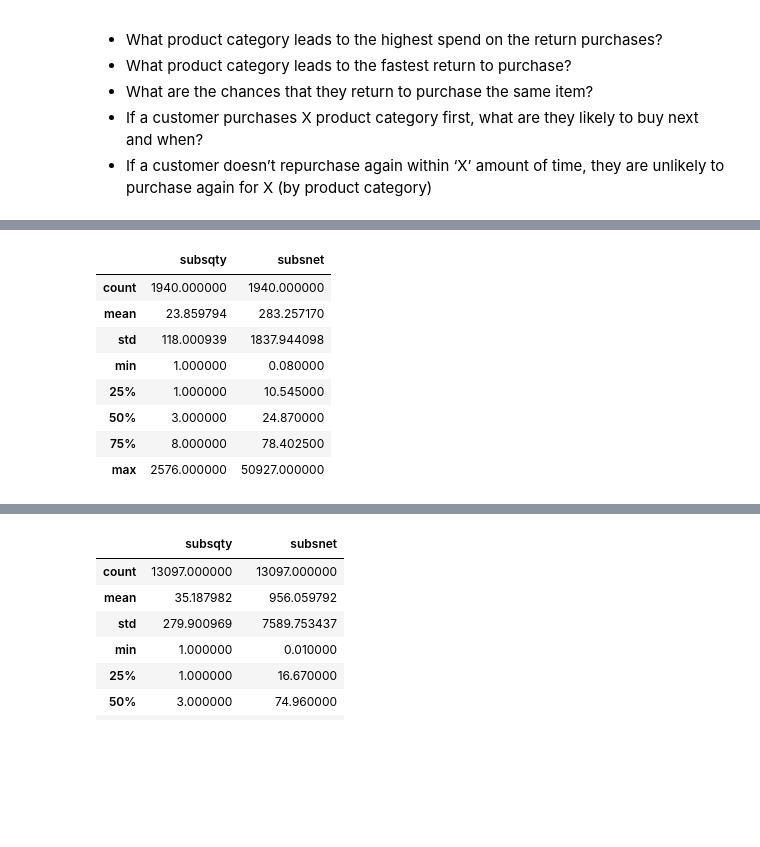
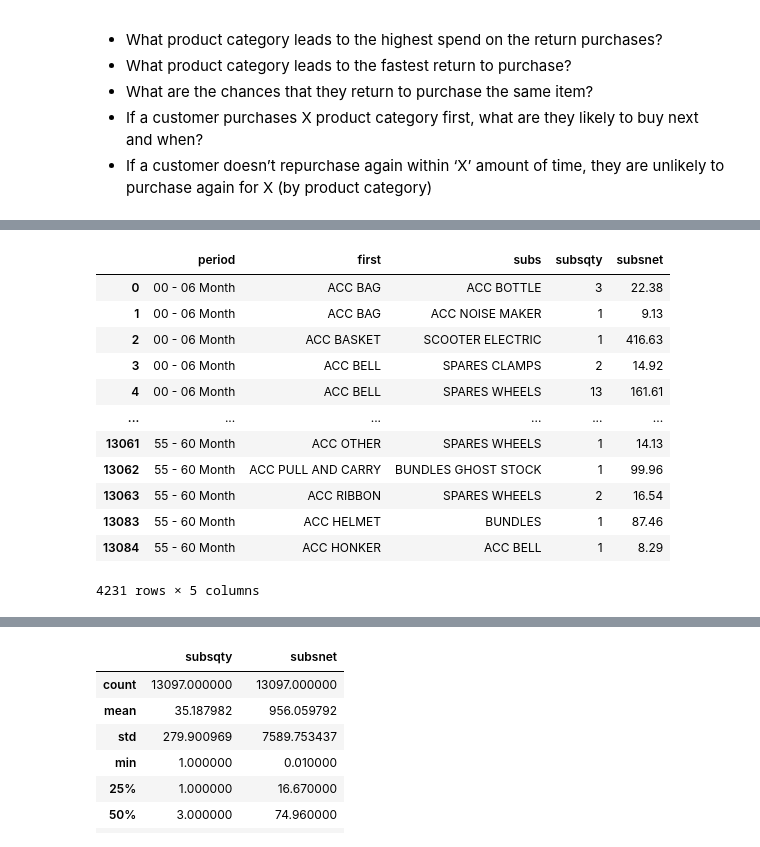
Before and after one commit to maxcwalker/documents, a Jupyter notebook: jupyter/productRelationships/relationshipAnalysis.ipynb, the cells around one changed output, grey strips where cells are left out. Saved outputs shown, nothing was run; the diff lists cells and outputs as text; code cells hidden in the pictures; blank space fills up the shorter version.

```diff
--- a/jupyter/productRelationships/relationshipAnalysis.ipynb
+++ b/jupyter/productRelationships/relationshipAnalysis.ipynb
@@ -29,14 +46,20 @@ d.head()
 # %%
-acc = d['first'].str.contains('ACC') & d['subs'].str.contains('ACC')
+#Grabbing
+acc = d['first'].str.contains('ACC ')
 # %%
-d.loc[acc].describe()
+dx = d.loc[acc]
+dx
 # %% [output]
-|  | subsqty | subsnet |
-| count | 1940.000000 | 1940.000000 |
-| mean | 23.859794 | 283.257170 |
-| std | 118.000939 | 1837.944098 |
-| min | 1.000000 | 0.080000 |
-| 25% | 1.000000 | 10.545000 |
-| 50% | 3.000000 | 24.870000 |
-| 75% | 8.000000 | 78.402500 |
-| max | 2576.000000 | 50927.000000 |
+|  | period | first | subs | subsqty | subsnet |
+| 0 | 00 - 06 Month | ACC BAG | ACC BOTTLE | 3 | 22.38 |
+| 1 | 00 - 06 Month | ACC BAG | ACC NOISE MAKER | 1 | 9.13 |
+| 2 | 00 - 06 Month | ACC BASKET | SCOOTER ELECTRIC | 1 | 416.63 |
+| 3 | 00 - 06 Month | ACC BELL | SPARES CLAMPS | 2 | 14.92 |
+| 4 | 00 - 06 Month | ACC BELL | SPARES WHEELS | 13 | 161.61 |
+| ... | ... | ... | ... | ... | ... |
+| 13061 | 55 - 60 Month | ACC OTHER | SPARES WHEELS | 1 | 14.13 |
+| 13062 | 55 - 60 Month | ACC PULL AND CARRY | BUNDLES GHOST STOCK | 1 | 99.96 |
+| 13063 | 55 - 60 Month | ACC RIBBON | SPARES WHEELS | 2 | 16.54 |
+| 13083 | 55 - 60 Month | ACC HELMET | BUNDLES | 1 | 87.46 |
+| 13084 | 55 - 60 Month | ACC HONKER | ACC BELL | 1 | 8.29 |
+4231 rows × 5 columns
```
Also changed, not shown: parts of 17 cells of this notebook, 3 other files.
